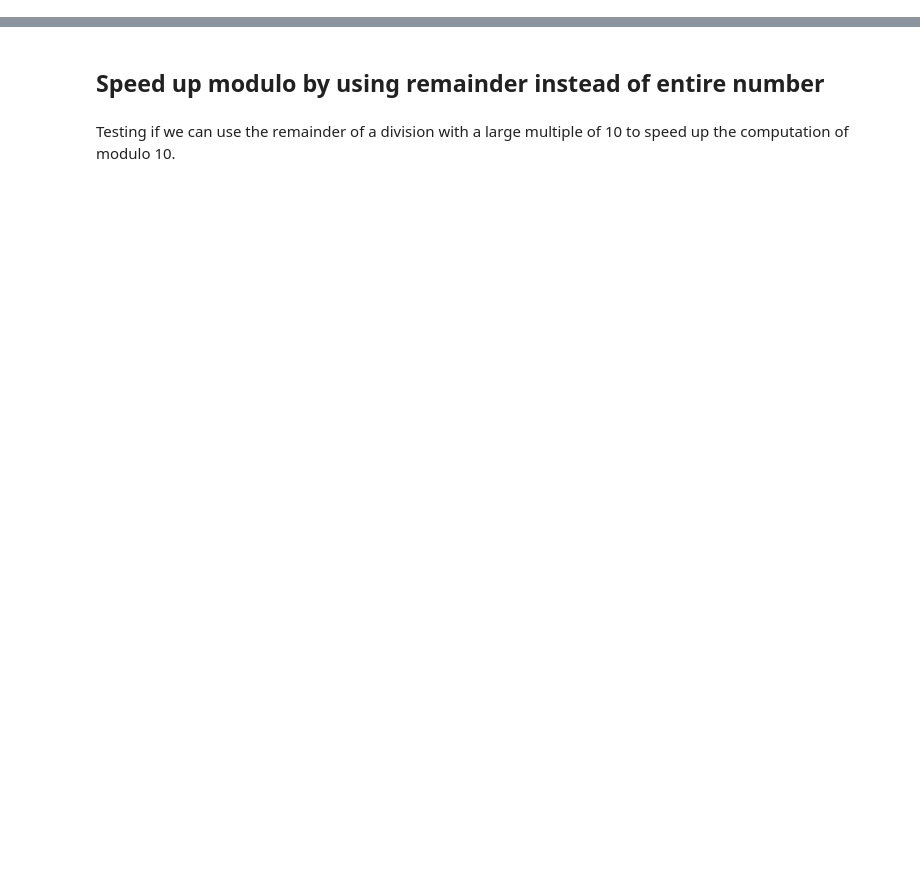
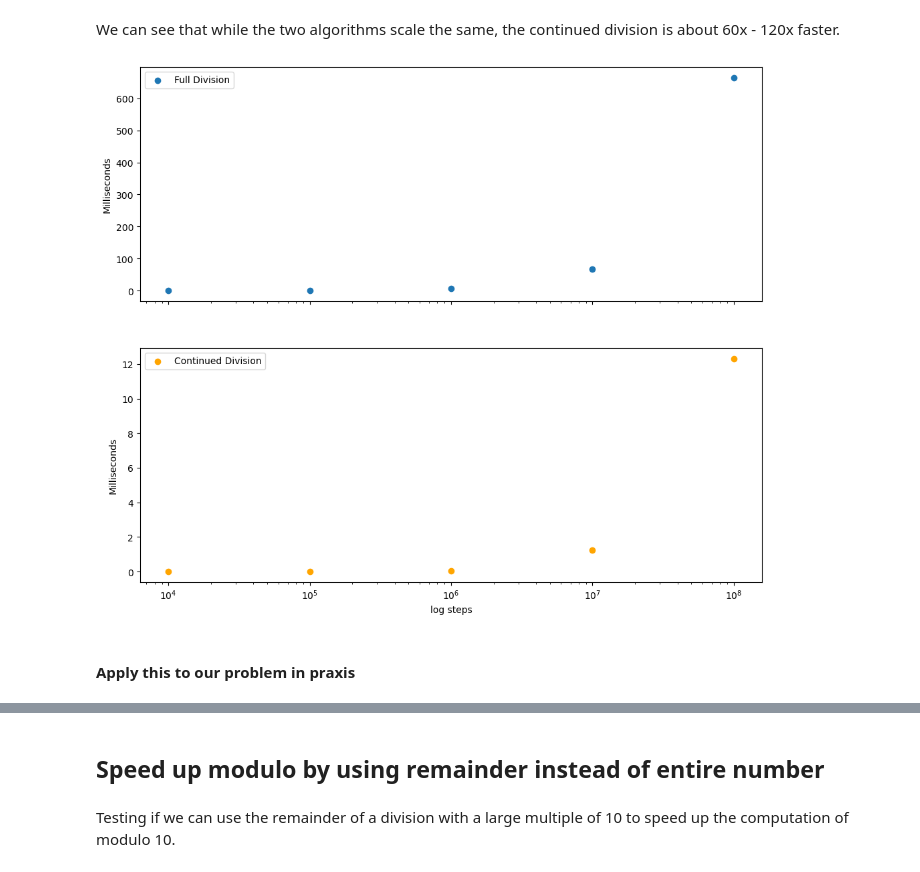
Before and after one commit to flpeters/Goliath-Numbers, a Jupyter notebook: Algorithm Optimization.ipynb, the cells around one changed output, grey strips where cells are left out. Drawn from its saved outputs; the diff is of its cells as text; code cells hidden in the pictures; blank space fills up the shorter version.

```diff
--- a/Algorithm Optimization.ipynb
+++ b/Algorithm Optimization.ipynb
@@ -300,0 +355,23 @@ This would need to be adapter to larger numbers, and could then be faster, but d
+# %% [markdown]
+We can see that while the two algorithms scale the same, the continued division is about 60x - 120x faster.
+# %%
+Steps               = [10_000, 100_000, 1_000_000, 10_000_000, 100_000_000]
+FullDivisionMs      = [0.057 ,   0.646,      6.27,       67.3,         664]
+ContinuedDivisionMs = [0.001 ,   0.005,     0.045,       1.26,        12.3]
+# %%
+fig, (ax1, ax2) = plt.subplots(2, 1, sharex=True, figsize=(12, 10))
+
+ax1.scatter(Steps, FullDivisionMs, label='Full Division')
+ax1.set_ylabel('Milliseconds')
+ax1.legend()
+
+ax2.scatter(Steps, ContinuedDivisionMs, label='Continued Division', color='orange')
+ax2.set_xscale('log')
+ax2.set_xlabel('log steps')
+ax2.set_ylabel('Milliseconds')
+ax2.legend()
+plt.show()
+# %% [output]
+[figure, added]
+# %% [markdown]
+#### Apply this to our problem in praxis
```
Also changed, not shown: parts of 163 cells of this notebook, 1 other file.
